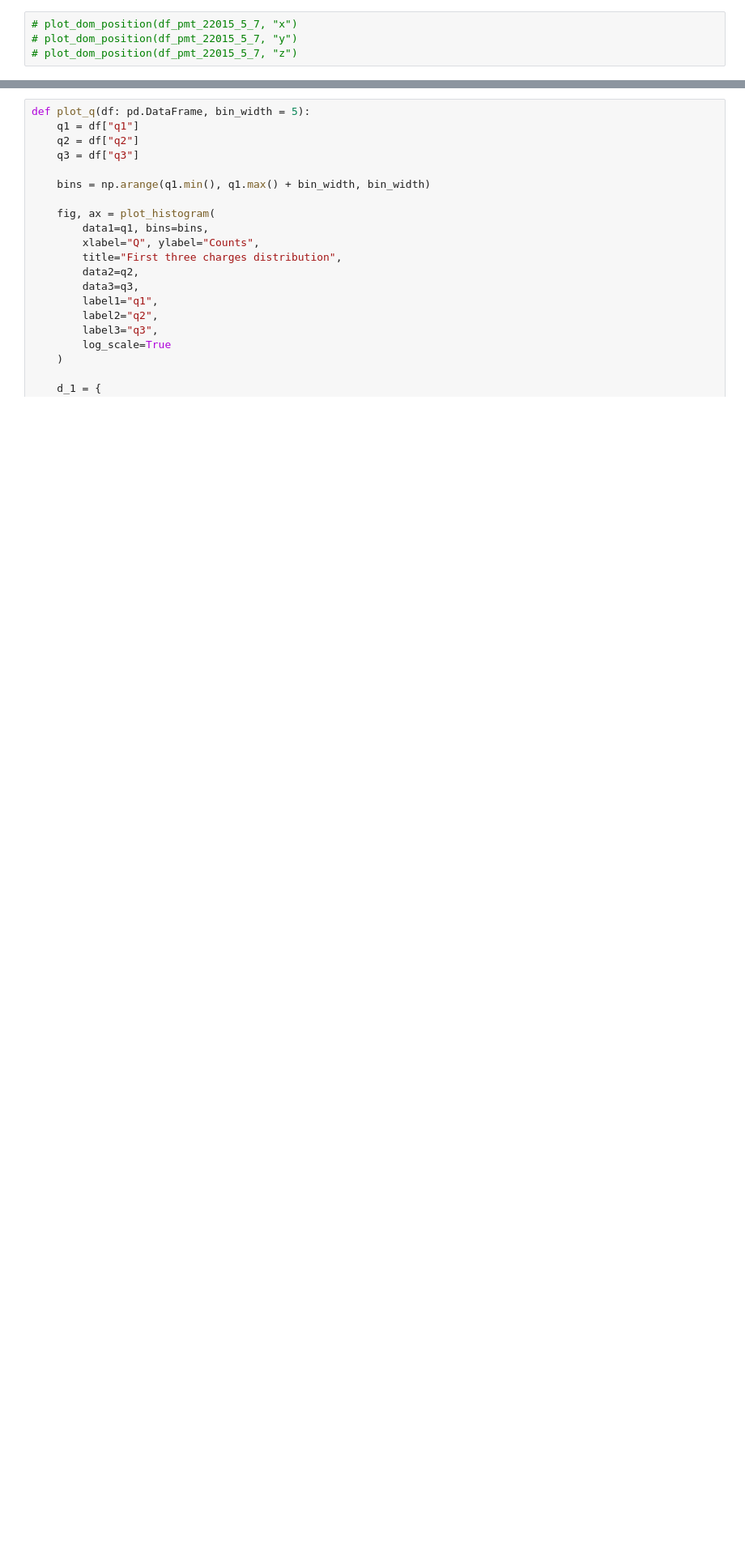
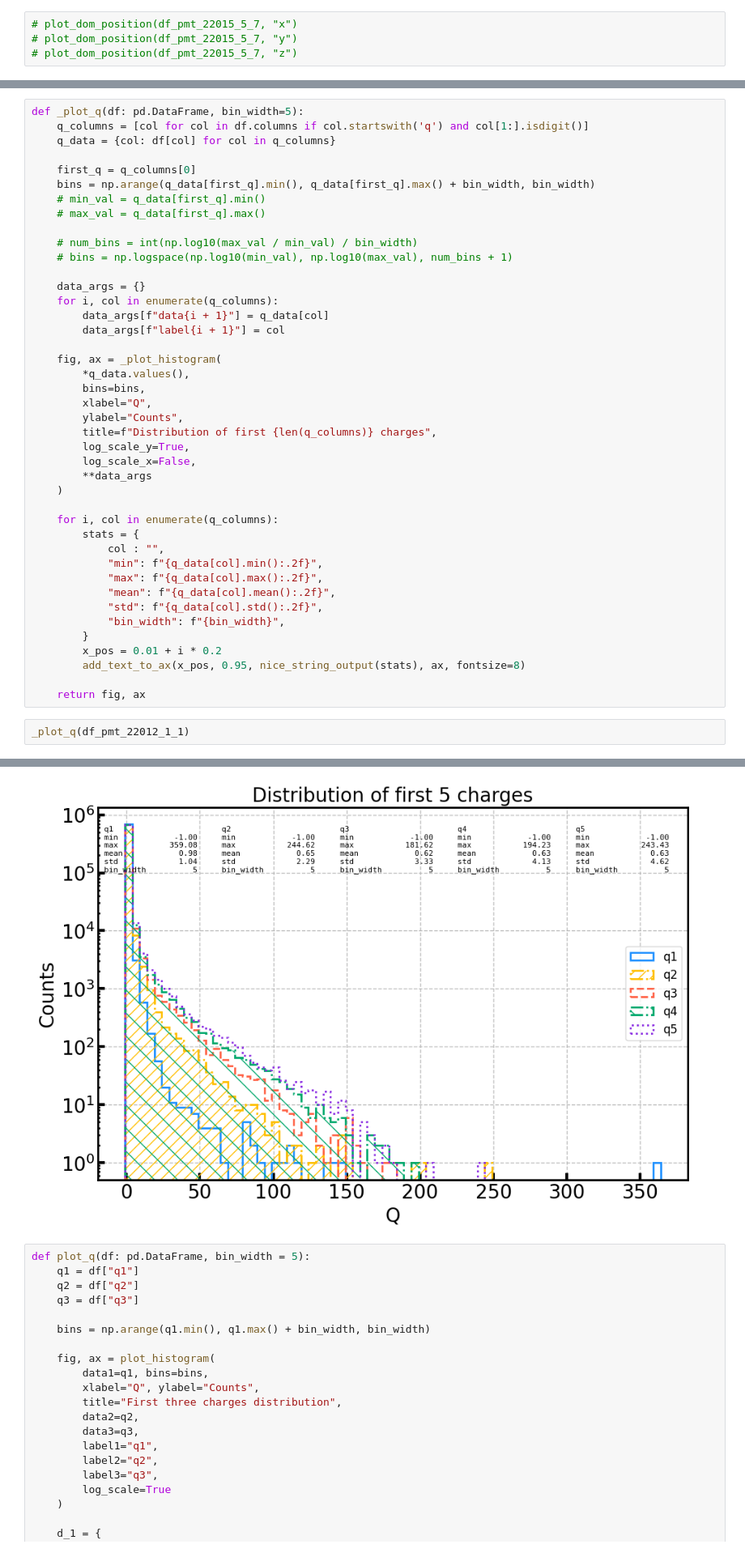
Before and after one commit to KUcyans/PMTfication, a Jupyter notebook: StatView_november_snow.ipynb, the cells around one changed output, grey strips where cells are left out. Shown at 81% size. Drawn from its saved outputs; the diff is of its cells as text; blank space fills up the shorter version.

Commit message:
t, q plot adjust in statview, batch sbatch

```diff
--- a/StatView_november_snow.ipynb
+++ b/StatView_november_snow.ipynb
@@ -245,0 +277,45 @@ def plot_dom_position(df: pd.DataFrame, axis: str, bin_width = 50):
+# %%
+def _plot_q(df: pd.DataFrame, bin_width=5):
+    q_columns = [col for col in df.columns if col.startswith('q') and col[1:].isdigit()]
+    q_data = {col: df[col] for col in q_columns}
+
+    first_q = q_columns[0]
+    bins = np.arange(q_data[first_q].min(), q_data[first_q].max() + bin_width, bin_width)
+    # min_val = q_data[first_q].min()
+    # max_val = q_data[first_q].max()
+
+    # num_bins = int(np.log10(max_val / min_val) / bin_width)
+    # bins = np.logspace(np.log10(min_val), np.log10(max_val), num_bins + 1)
+
+    data_args = {}
+    for i, col in enumerate(q_columns):
+        data_args[f"data{i + 1}"] = q_data[col]
+        data_args[f"label{i + 1}"] = col
+
+    fig, ax = _plot_histogram(
+        *q_data.values(),
+        bins=bins,
+        xlabel="Q",
+        ylabel="Counts",
+        title=f"Distribution of first {len(q_columns)} charges",
+        log_scale_y=True,
+        log_scale_x=False,
+        **data_args
+    )
+
+    for i, col in enumerate(q_columns):
+        stats = {
+            col : "",
+            "min": f"{q_data[col].min():.2f}",
+            "max": f"{q_data[col].max():.2f}",
+            "mean": f"{q_data[col].mean():.2f}",
+            "std": f"{q_data[col].std():.2f}",
+            "bin_width": f"{bin_width}",
+        }
+        x_pos = 0.01 + i * 0.2
+        add_text_to_ax(x_pos, 0.95, nice_string_output(stats), ax, fontsize=8)
+
+    return fig, ax
+# %%
+_plot_q(df_pmt_22012_1_1)
+# %% [output]
@@ -246,3 +324,4 @@ def plot_dom_position(df: pd.DataFrame, axis: str, bin_width = 50):
+[figure, added]
 # %%
 def plot_q(df: pd.DataFrame, bin_width = 5):
     q1 = df["q1"]
```
Also changed, not shown: parts of 13 cells of this notebook, 41 other files.
